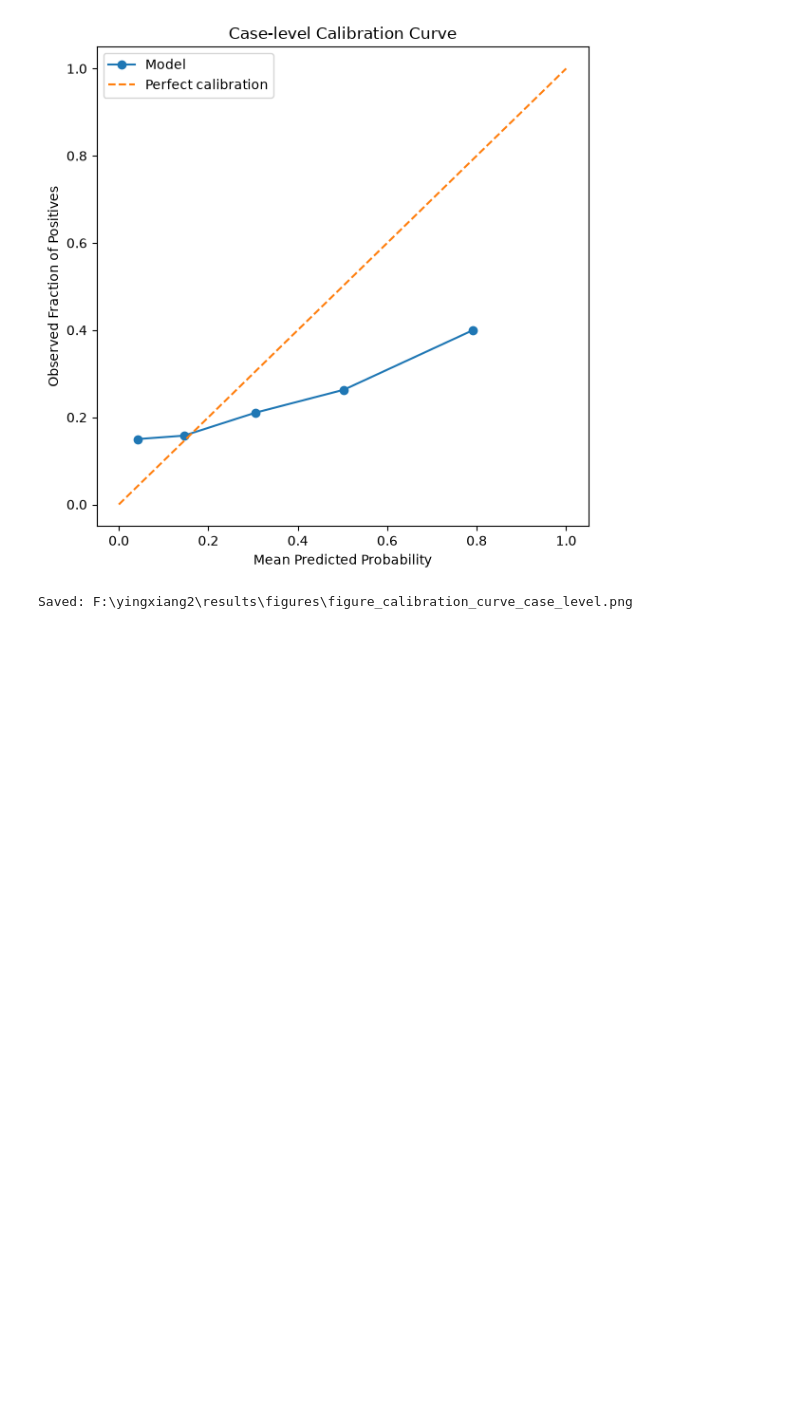
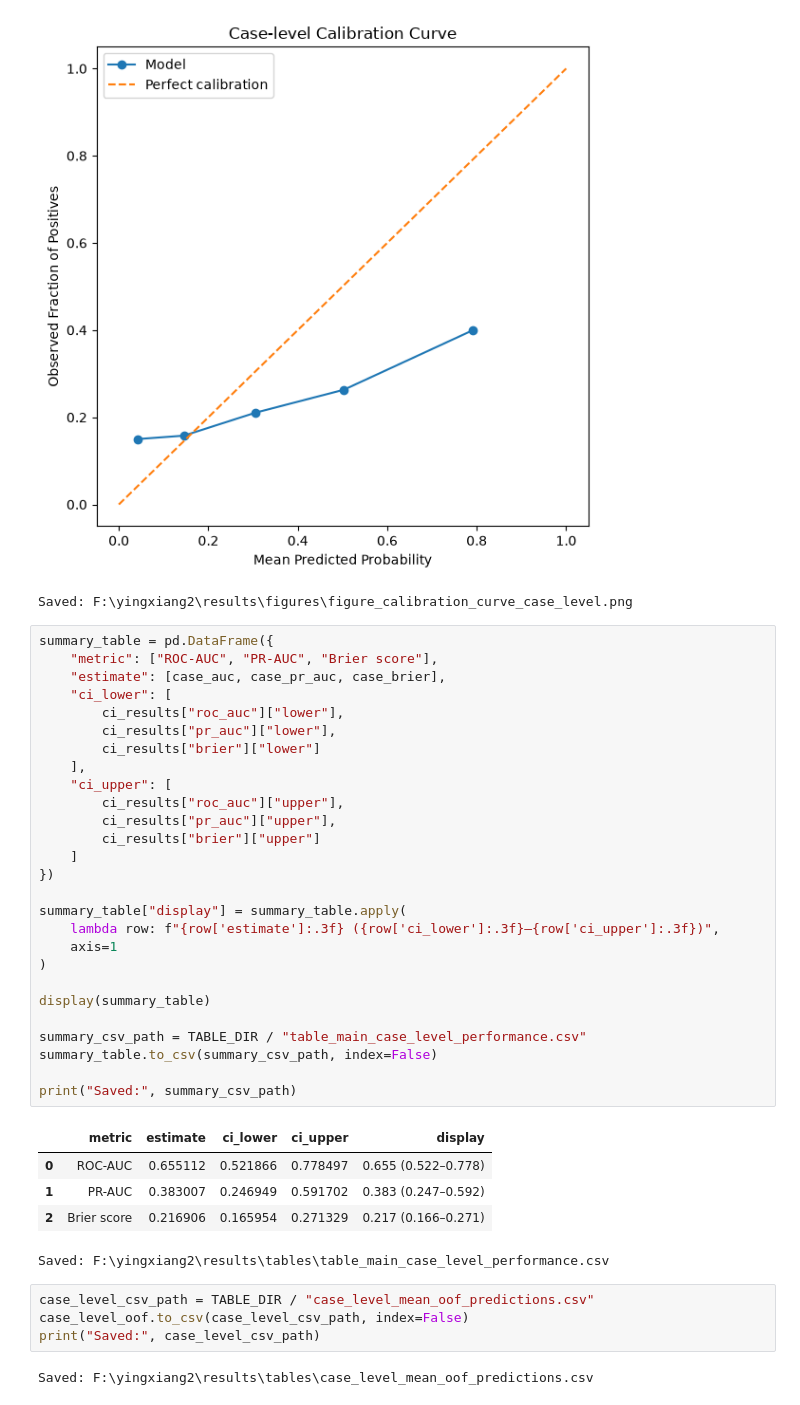
Before and after one commit to gmail2580369-del/lung2-egfr-radiomics, a Jupyter notebook: notebooks/03_modeling_nested_cv.ipynb, the cells around one changed output. Drawn from its saved outputs; the diff is of its cells as text; blank space fills up the shorter version.

Commit message:
Add final case-level performance figures and summary table

```diff
--- a/notebooks/03_modeling_nested_cv.ipynb
+++ b/notebooks/03_modeling_nested_cv.ipynb
@@ -3981,3 +3981,42 @@ print("Saved:", cal_fig_path)
 # %% [output]
 [figure]
 Saved: F:\yingxiang2\results\figures\figure_calibration_curve_case_level.png
+# %%
+summary_table = pd.DataFrame({
+    "metric": ["ROC-AUC", "PR-AUC", "Brier score"],
+    "estimate": [case_auc, case_pr_auc, case_brier],
+    "ci_lower": [
+        ci_results["roc_auc"]["lower"],
+        ci_results["pr_auc"]["lower"],
+        ci_results["brier"]["lower"]
+    ],
+    "ci_upper": [
+        ci_results["roc_auc"]["upper"],
+        ci_results["pr_auc"]["upper"],
+        ci_results["brier"]["upper"]
+    ]
+})
+
+summary_table["display"] = summary_table.apply(
+    lambda row: f"{row['estimate']:.3f} ({row['ci_lower']:.3f}–{row['ci_upper']:.3f})",
+    axis=1
+)
+
+display(summary_table)
+
+summary_csv_path = TABLE_DIR / "table_main_case_level_performance.csv"
+summary_table.to_csv(summary_csv_path, index=False)
+
+print("Saved:", summary_csv_path)
+# %% [output]
+|  | metric | estimate | ci_lower | ci_upper | display |
+| 0 | ROC-AUC | 0.655112 | 0.521866 | 0.778497 | 0.655 (0.522–0.778) |
+| 1 | PR-AUC | 0.383007 | 0.246949 | 0.591702 | 0.383 (0.247–0.592) |
+| 2 | Brier score | 0.216906 | 0.165954 | 0.271329 | 0.217 (0.166–0.271) |
+Saved: F:\yingxiang2\results\tables\table_main_case_level_performance.csv
+# %%
+case_level_csv_path = TABLE_DIR / "case_level_mean_oof_predictions.csv"
+case_level_oof.to_csv(case_level_csv_path, index=False)
+print("Saved:", case_level_csv_path)
+# %% [output]
+Saved: F:\yingxiang2\results\tables\case_level_mean_oof_predictions.csv
```
